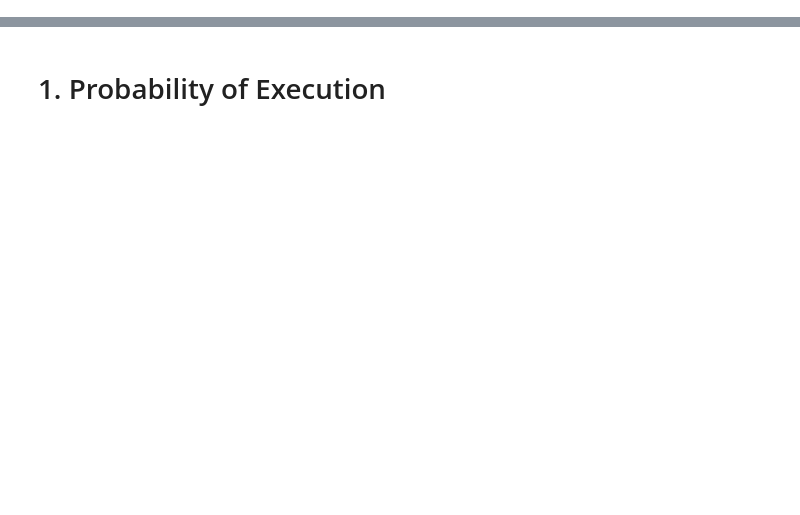
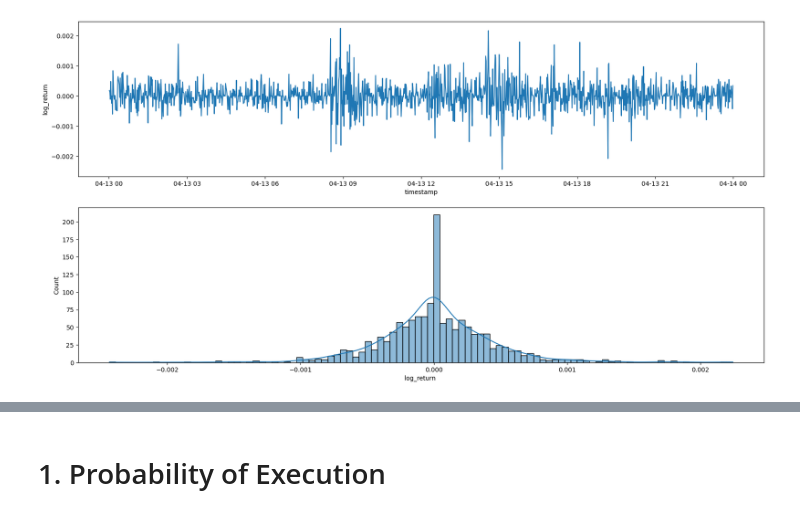
Before and after one commit to joomong/HFT-Research, a Jupyter notebook: Constant-Parmeter-Model.ipynb, the cells around one changed output, grey strips where cells are left out. Saved outputs shown, nothing was run; the diff lists cells and outputs as text; code cells hidden in the pictures; blank space fills up the shorter version.

```diff
--- a/Constant-Parmeter-Model.ipynb
+++ b/Constant-Parmeter-Model.ipynb
@@ -7,0 +9,4 @@ df.head()
+# %%
+header = ['trade_id','price','quantity','order_id','timestamp','is_buyer_maker','is_best_match']
+df = pd.read_csv('./BTCUSDT-trades-2023-04-13.csv',header=0 , names = header)
+df.head()
@@ -7,0 +20,20 @@ df.head()
+# %%
+def closed_time_series(df, time_interval):
+    df['timestamp'] = pd.to_datetime(df['timestamp'], unit='ms')
+    df = df.set_index('timestamp')
+    df['buy_quantity'] = np.where(df['is_buyer_maker'], df['quantity'], 0)
+    df['sell_quantity'] = np.where(df['is_buyer_maker'], 0, df['quantity'])
+    df = df.resample(str(time_interval)+'S').agg({'price':'last', 'quantity':'sum', 'buy_quantity':'sum', 'sell_quantity':'sum'})
+    df['log_return'] = np.log(df['price']).diff()
+    df = df.dropna()
+    return df
+# %%
+df_2 = closed_time_series(df, 60)
+fig, axs = plt.subplots(2, 1, figsize=(20, 10))
+sns.lineplot(data=df_2, x=df_2.index, y='log_return', ax=axs[0])
+sns.histplot(data=df_2, x='log_return', bins=100, ax=axs[1], kde=True)
+axs[0].set_ylabel('log_return')
+axs[1].set_xlabel('log_return ')
+plt.show()
+# %% [output]
+[figure, added]
```
Also changed, not shown: parts of 34 cells of this notebook, 2 other files.
